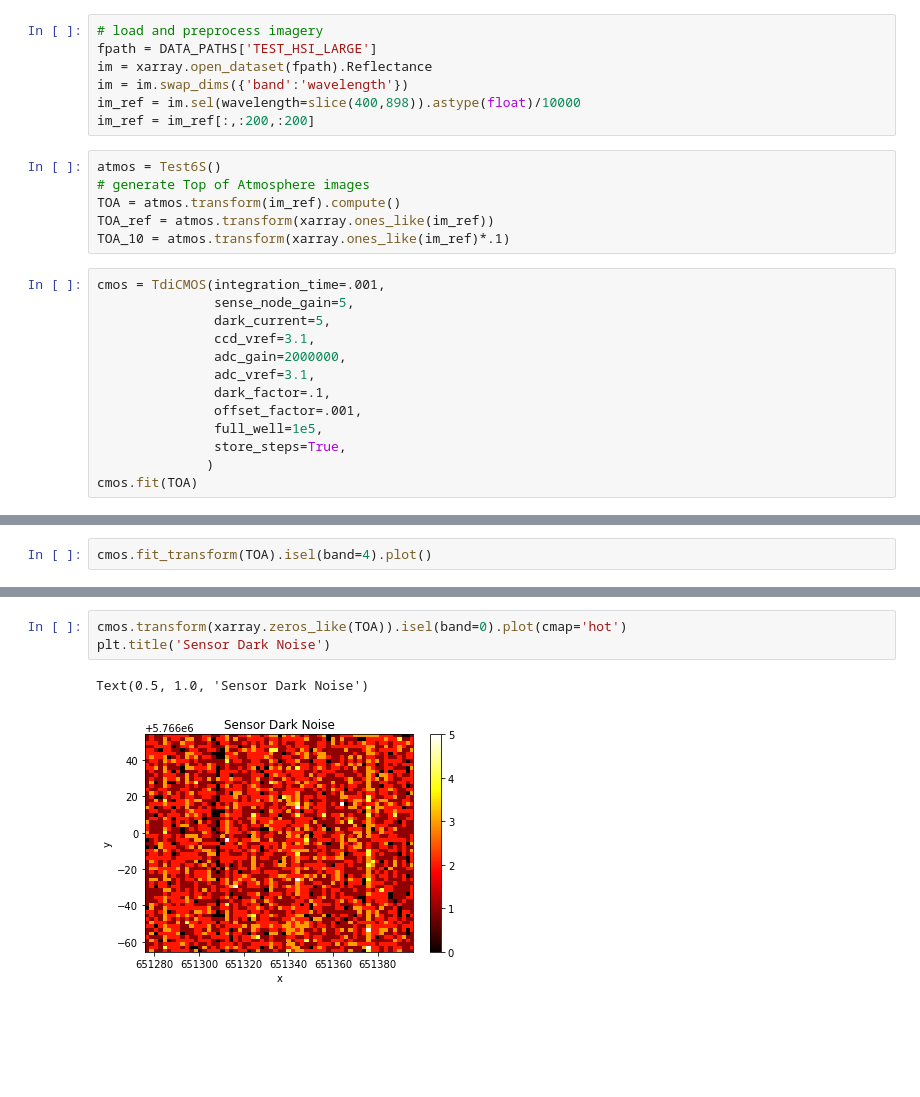
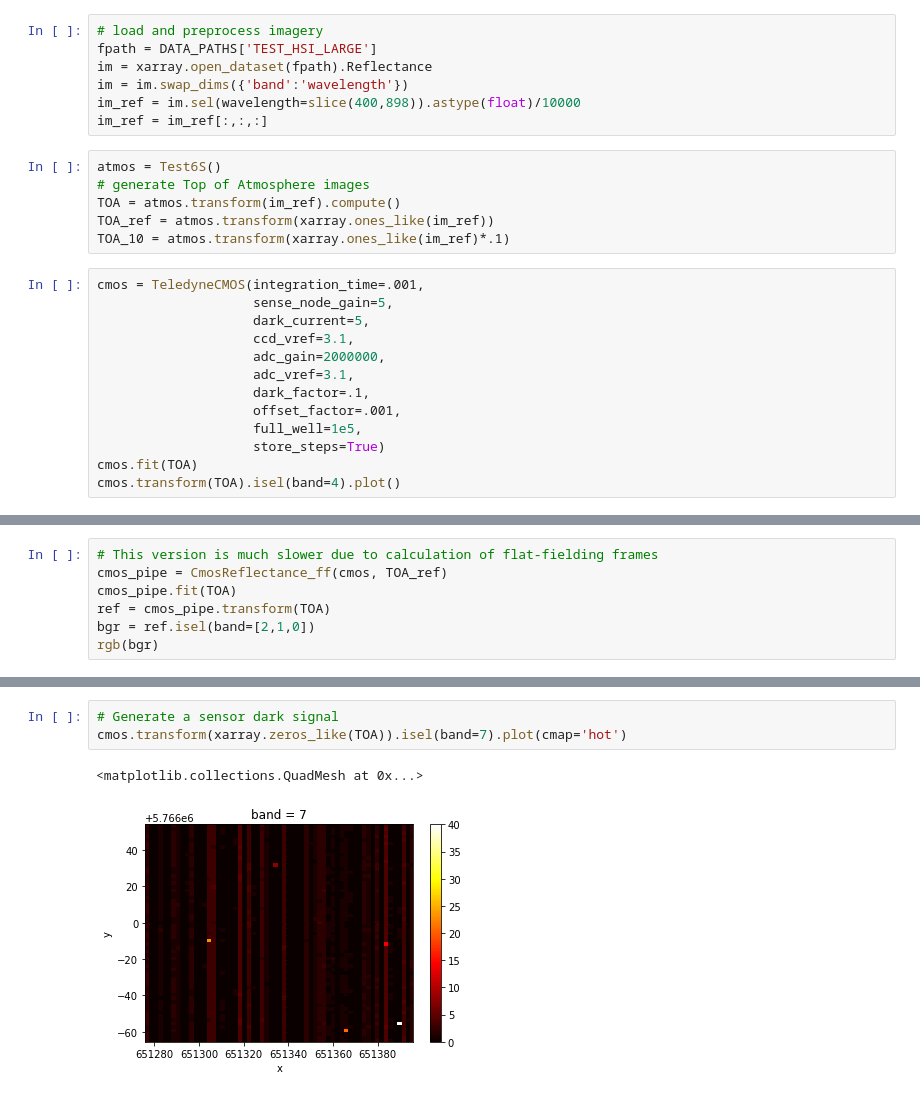
Before and after one commit to joe-fennell/pyeosim, a Jupyter notebook: 2_CMOS.ipynb, the cells around one changed output, grey strips where cells are left out. Drawn from its saved outputs; the diff is of its cells as text; blank space fills up the shorter version.

```diff
--- a/2_CMOS.ipynb
+++ b/2_CMOS.ipynb
@@ -81,7 +17,7 @@ fpath = DATA_PATHS['TEST_HSI_LARGE']
 im = xarray.open_dataset(fpath).Reflectance
 im = im.swap_dims({'band':'wavelength'})
 im_ref = im.sel(wavelength=slice(400,898)).astype(float)/10000
-im_ref = im_ref[:,:200,:200]
+im_ref = im_ref[:,:,:]
 # %%
 atmos = Test6S()
 # generate Top of Atmosphere images
@@ -89,15 +25,15 @@ TOA = atmos.transform(im_ref).compute()
 TOA_ref = atmos.transform(xarray.ones_like(im_ref))
 TOA_10 = atmos.transform(xarray.ones_like(im_ref)*.1)
 # %%
-cmos = TdiCMOS(integration_time=.001,
-               sense_node_gain=5,
-               dark_current=5,
-               ccd_vref=3.1,
-               adc_gain=2000000,
-               adc_vref=3.1,
-               dark_factor=.1,
-               offset_factor=.001,
-               full_well=1e5,
-               store_steps=True,
-              )
+cmos = TeledyneCMOS(integration_time=.001,
+                    sense_node_gain=5,
+                    dark_current=5,
+                    ccd_vref=3.1,
+                    adc_gain=2000000,
+                    adc_vref=3.1,
+                    dark_factor=.1,
+                    offset_factor=.001,
+                    full_well=1e5,
+                    store_steps=True)
 cmos.fit(TOA)
+cmos.transform(TOA).isel(band=4).plot()
@@ -119,2 +42,0 @@ cmos.get_steps()
-# %%
-cmos.fit_transform(TOA).isel(band=4).plot()
@@ -224,0 +51,7 @@ plt.tight_layout()
+# %%
+# This version is much slower due to calculation of flat-fielding frames
+cmos_pipe = CmosReflectance_ff(cmos, TOA_ref)
+cmos_pipe.fit(TOA)
+ref = cmos_pipe.transform(TOA)
+bgr = ref.isel(band=[2,1,0])
+rgb(bgr)
@@ -225,6 +60,6 @@ plt.tight_layout()
 # %%
-cmos.transform(xarray.zeros_like(TOA)).isel(band=0).plot(cmap='hot')
-plt.title('Sensor Dark Noise')
+# Generate a sensor dark signal
+cmos.transform(xarray.zeros_like(TOA)).isel(band=7).plot(cmap='hot')
 # %% [output]
-Text(0.5, 1.0, 'Sensor Dark Noise')
+<matplotlib.collections.QuadMesh at 0x...>
-[figure, old version]
+[figure, new version]
```
Also changed, not shown: parts of 21 cells of this notebook, 15 other files.
